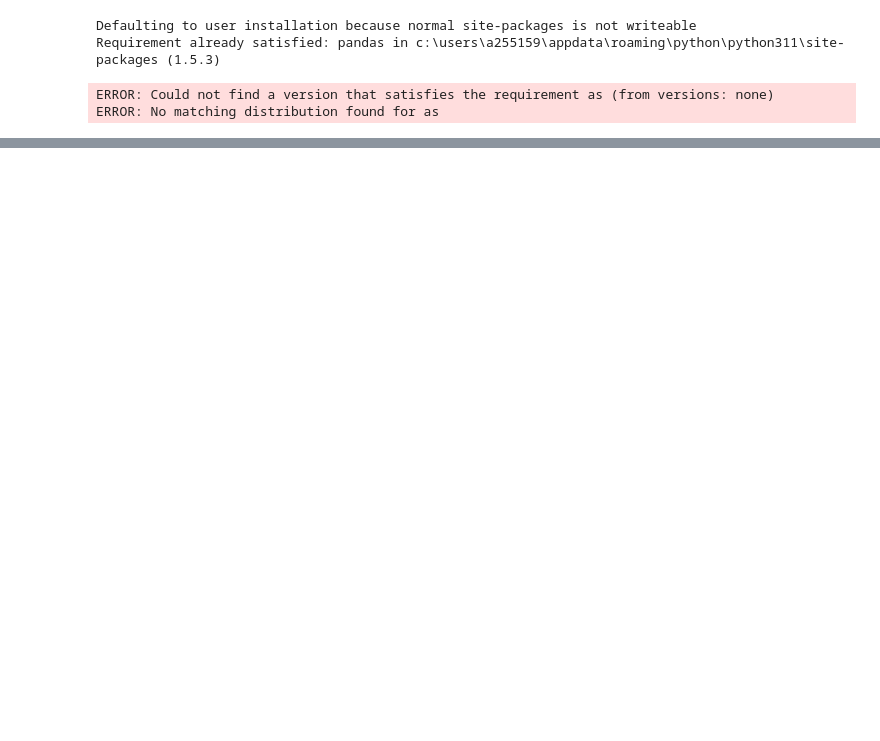
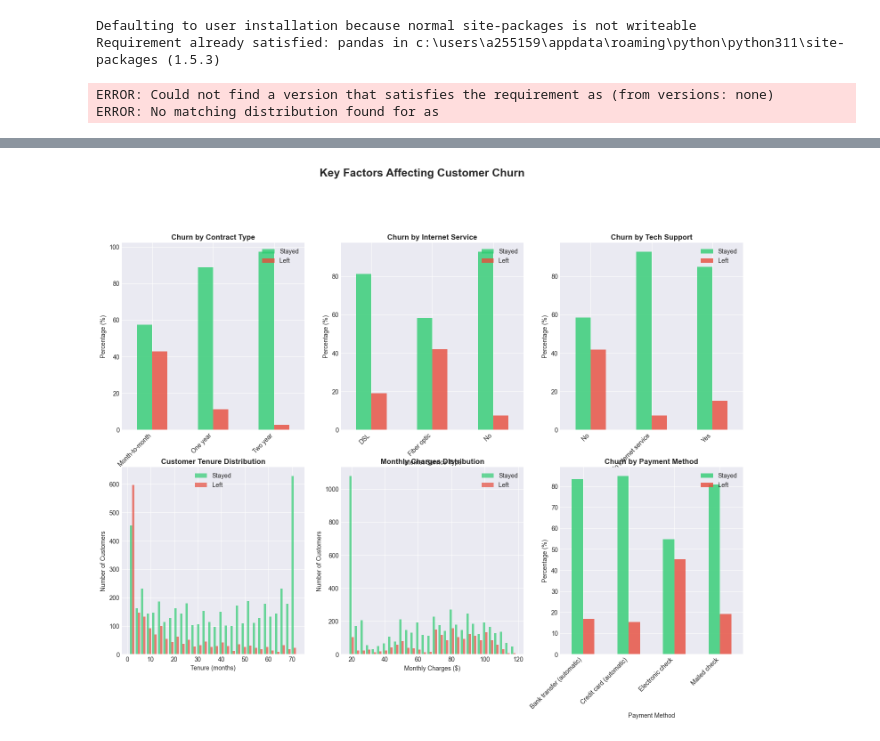
Before and after one commit to BukolaOdunayo/Churn-Prediction, a Jupyter notebook: Churn prediction.ipynb, the cells around one changed output, grey strips where cells are left out. Drawn from its saved outputs; the diff is of its cells as text; code cells hidden in the pictures; blank space fills up the shorter version.

```diff
--- a/Churn prediction.ipynb
+++ b/Churn prediction.ipynb
@@ -11,0 +236,17 @@ ValueError: numpy.dtype size changed, may indicate binary incompatibility. Expec
+# %%
+# ============================================================================
+# STEP 6: FINANCIAL ANALYSIS
+# ============================================================================
+print("\n\n💰 STEP 6: Financial Patterns\n")
+
+print(f"Average Monthly Charges: ${df['MonthlyCharges'].mean():.2f}")
+print(f"Average Total Charges: ${df['TotalCharges'].mean():.2f}")
+print(f"Average Customer Tenure: {df['tenure'].mean():.1f} months")
+
+# Churn by charges
+churned = df[df['Churn'] == 'Yes']
+stayed = df[df['Churn'] == 'No']
+
+print(f"\nChurned customers pay on average: ${churned['MonthlyCharges'].mean():.2f}/month")
+print(f"Retained customers pay on average: ${stayed['MonthlyCharges'].mean():.2f}/month")
+print(f"💡 Insight: Churned customers pay ${churned['MonthlyCharges'].mean() - stayed['MonthlyCharges'].mean():.2f} MORE per month!")
@@ -11,0 +263,62 @@ ValueError: numpy.dtype size changed, may indicate binary incompatibility. Expec
+# %%
+# ============================================================================
+# STEP 7: KEY CHURN DRIVERS - VISUAL ANALYSIS
+# ============================================================================
+print("\n\n📈 STEP 7: What Causes Customers to Leave?\n")
+
+# Create visualizations for key factors
+fig, axes = plt.subplots(2, 3, figsize=(18, 12))
+fig.suptitle('Key Factors Affecting Customer Churn', fontsize=18, fontweight='bold', y=1.02)
+
+# 1. Contract Type
+contract_churn = pd.crosstab(df['Contract'], df['Churn'], normalize='index') * 100
+contract_churn.plot(kind='bar', ax=axes[0, 0], color=['#2ecc71', '#e74c3c'], alpha=0.8)
+axes[0, 0].set_title('Churn by Contract Type', fontweight='bold')
+axes[0, 0].set_ylabel('Percentage (%)')
+axes[0, 0].set_xlabel('Contract Type')
+axes[0, 0].legend(['Stayed', 'Left'], loc='upper right')
+axes[0, 0].set_xticklabels(axes[0, 0].get_xticklabels(), rotation=45, ha='right')
+
+ #2. Internet Service
+internet_churn = pd.crosstab(df['InternetService'], df['Churn'], normalize='index') * 100
+internet_churn.plot(kind='bar', ax=axes[0, 1], color=['#2ecc71', '#e74c3c'], alpha=0.8)
+axes[0, 1].set_title('Churn by Internet Service', fontweight='bold')
+axes[0, 1].set_ylabel('Percentage (%)')
+axes[0, 1].set_xlabel('Internet Service Type')
+axes[0, 1].legend(['Stayed', 'Left'], loc='upper right')
+axes[0, 1].set_xticklabels(axes[0, 1].get_xticklabels(), rotation=45, ha='right')
+
+# 3. Tech Support
+tech_churn = pd.crosstab(df['TechSupport'], df['Churn'], normalize='index') * 100
+tech_churn.plot(kind='bar', ax=axes[0, 2], color=['#2ecc71', '#e74c3c'], alpha=0.8)
+axes[0, 2].set_title('Churn by Tech Support', fontweight='bold')
+axes[0, 2].set_ylabel('Percentage (%)')
+axes[0, 2].set_xlabel('Tech Support Status')
+axes[0, 2].legend(['Stayed', 'Left'], loc='upper right')
+axes[0, 2].set_xticklabels(axes[0, 2].get_xticklabels(), rotation=45, ha='right')
+
+# 4. Tenure Distribution
+axes[1, 0].hist([stayed['tenure'], churned['tenure']], bins=30, label=['Stayed', 'Left'],
+                color=['#2ecc71', '#e74c3c'], alpha=0.7)
+axes[1, 0].set_title('Customer Tenure Distribution', fontweight='bold')
+axes[1, 0].set_xlabel('Tenure (months)')
+axes[1, 0].set_ylabel('Number of Customers')
+axes[1, 0].legend()
+
+# 5. Monthly Charges
+axes[1, 1].hist([stayed['MonthlyCharges'], churned['MonthlyCharges']], bins=30,
+                label=['Stayed', 'Left'], color=['#2ecc71', '#e74c3c'], alpha=0.7)
+axes[1, 1].set_title('Monthly Charges Distribution', fontweight='bold')
+axes[1, 1].set_xlabel('Monthly Charges ($)')
+axes[1, 1].set_ylabel('Number of Customers')
+axes[1, 1].legend()
+
+# 6. Payment Method
+payment_churn = pd.crosstab(df['PaymentMethod'], df['Churn'], normalize='index') * 100
+payment_churn.plot(kind='bar', ax=axes[1, 2], color=['#2ecc71', '#e74c3c'], alpha=0.8)
+axes[1, 2].set_title('Churn by Payment Method', fontweight='bold')
+axes[1, 2].set_ylabel('Percentage (%)')
+axes[1, 2].set_xlabel('Payment Method')
+axes[1, 2].legend(['Stayed', 'Left'], loc='upper right')
+axes[1, 2].set_xticklabels(axes[1, 2].get_xticklabels(), rotation=45, ha='right')
+# %% [output]
@@ -11,0 +330 @@ ValueError: numpy.dtype size changed, may indicate binary incompatibility. Expec
+[figure, added]
```
Also changed, not shown: parts of 23 cells of this notebook.
